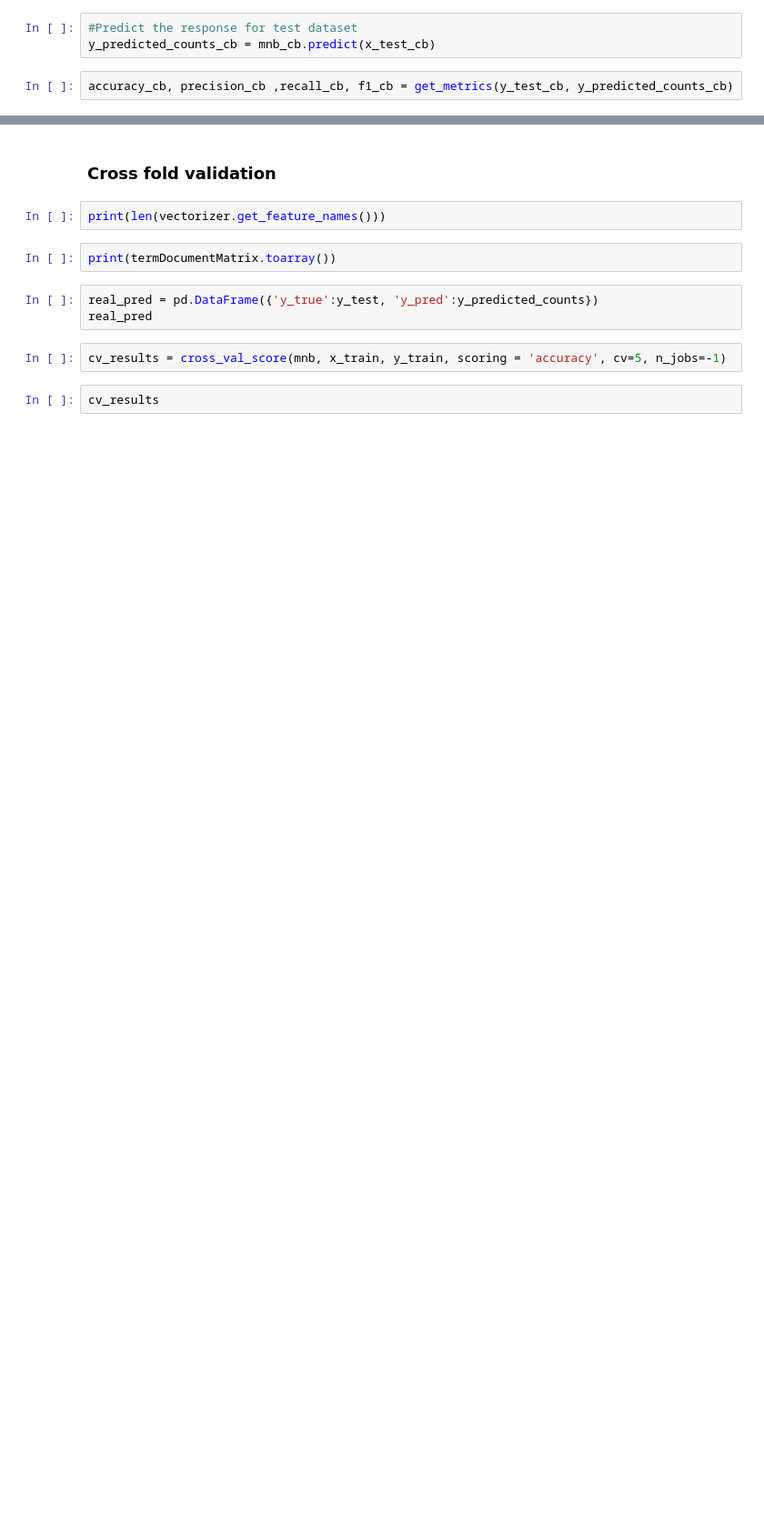
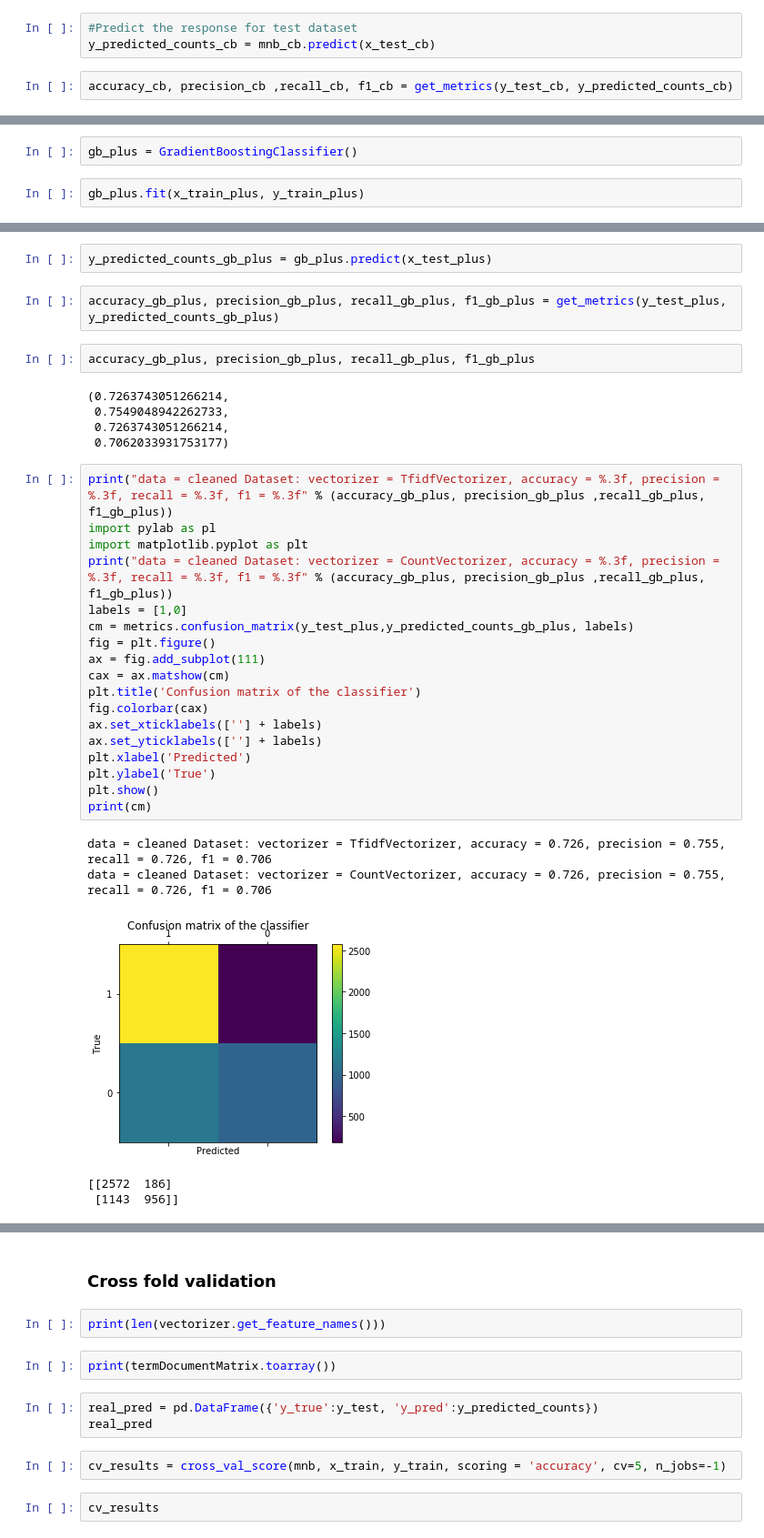
Before and after one commit to SoniaLei/nlp-web-scrapping, a Jupyter notebook: notebooks/13-baseline-modelling/02-bayesian-model/001-cleanStockTwits-Tf-IDF-Copy1.ipynb, the cells around one changed output, grey strips where cells are left out. Shown: that part at 91% size. Cells and saved outputs as stored; diff of their text form; blank space fills up the shorter version.

```diff
--- a/notebooks/13-baseline-modelling/02-bayesian-model/001-cleanStockTwits-Tf-IDF-Copy1.ipynb
+++ b/notebooks/13-baseline-modelling/02-bayesian-model/001-cleanStockTwits-Tf-IDF-Copy1.ipynb
@@ -450,0 +300,4 @@ data = cleaned Dataset: vectorizer = CountVectorizer, accuracy = 0.857, precisio
+# %%
+gb_plus = GradientBoostingClassifier()
+# %%
+gb_plus.fit(x_train_plus, y_train_plus)
@@ -450,0 +315,35 @@ data = cleaned Dataset: vectorizer = CountVectorizer, accuracy = 0.857, precisio
+# %%
+y_predicted_counts_gb_plus = gb_plus.predict(x_test_plus)
+# %%
+accuracy_gb_plus, precision_gb_plus, recall_gb_plus, f1_gb_plus = get_metrics(y_test_plus, y_predicted_counts_gb_plus)
+# %%
+accuracy_gb_plus, precision_gb_plus, recall_gb_plus, f1_gb_plus
+# %% [output]
+(0.7263743051266214,
+ 0.7549048942262733,
+ 0.7263743051266214,
+ 0.7062033931753177)
+# %%
+print("data = cleaned Dataset: vectorizer = TfidfVectorizer, accuracy = %.3f, precision = %.3f, recall = %.3f, f1 = %.3f" % (accuracy_gb_plus, precision_gb_plus ,recall_gb_plus, f1_gb_plus))
+import pylab as pl
+import matplotlib.pyplot as plt
+print("data = cleaned Dataset: vectorizer = CountVectorizer, accuracy = %.3f, precision = %.3f, recall = %.3f, f1 = %.3f" % (accuracy_gb_plus, precision_gb_plus ,recall_gb_plus, f1_gb_plus))
+labels = [1,0]
+cm = metrics.confusion_matrix(y_test_plus,y_predicted_counts_gb_plus, labels)
+fig = plt.figure()
+ax = fig.add_subplot(111)
+cax = ax.matshow(cm)
+plt.title('Confusion matrix of the classifier')
+fig.colorbar(cax)
+ax.set_xticklabels([''] + labels)
+ax.set_yticklabels([''] + labels)
+plt.xlabel('Predicted')
+plt.ylabel('True')
+plt.show()
+print(cm)
+# %% [output]
+data = cleaned Dataset: vectorizer = TfidfVectorizer, accuracy = 0.726, precision = 0.755, recall = 0.726, f1 = 0.706
+data = cleaned Dataset: vectorizer = CountVectorizer, accuracy = 0.726, precision = 0.755, recall = 0.726, f1 = 0.706
+[figure, added]
+[[2572  186]
+ [1143  956]]
```
Also changed, not shown: parts of 69 cells of this notebook.
